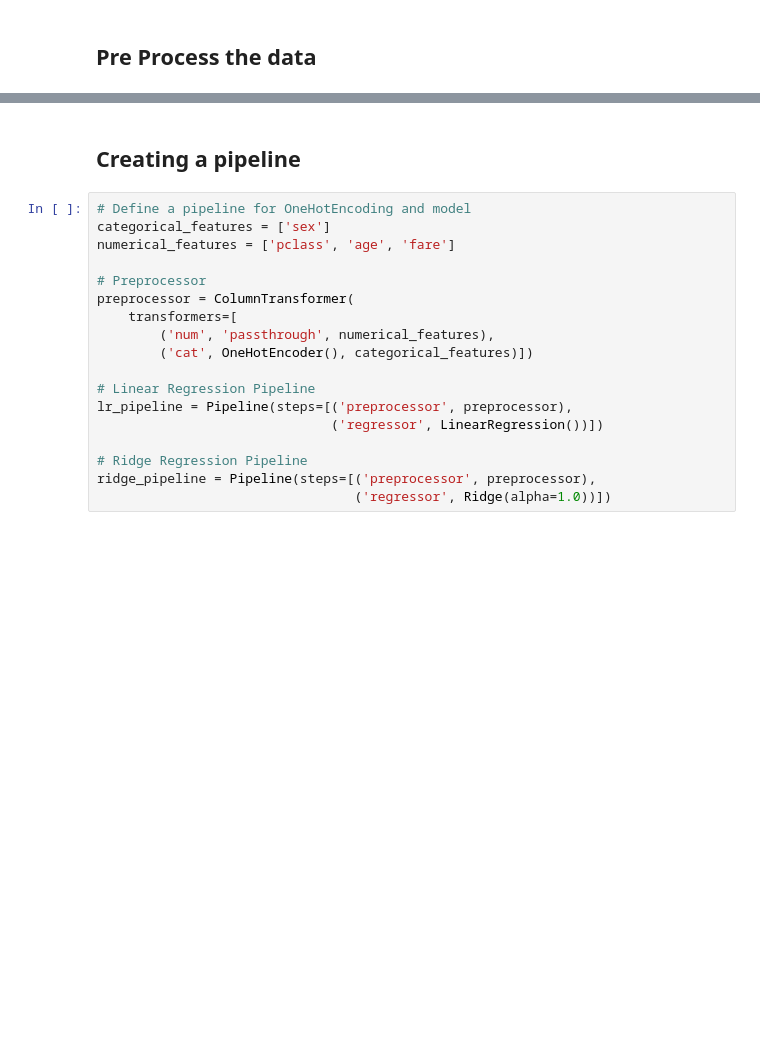
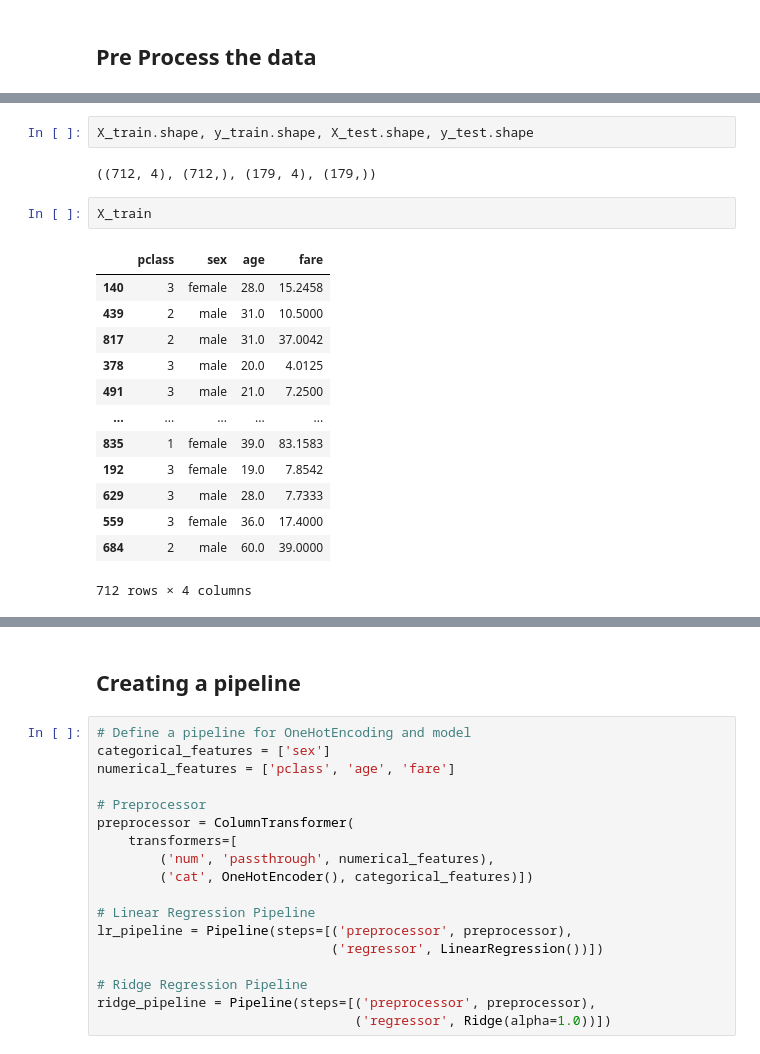
Before and after one commit to AltafHussain533/six_month_course, a Jupyter notebook: 07_machine_learning/10b_ridge_regression (1).ipynb, the cells around one changed output, grey strips where cells are left out. Saved outputs shown, nothing was run; the diff lists cells and outputs as text; blank space fills up the shorter version.

```diff
--- a/07_machine_learning/10b_ridge_regression (1).ipynb
+++ b/07_machine_learning/10b_ridge_regression (1).ipynb
@@ -91,0 +167,20 @@ See the documentation for a more detailed explanation: https://pandas.pydata.org
+# %%
+X_train.shape, y_train.shape, X_test.shape, y_test.shape
+# %% [output]
+((712, 4), (712,), (179, 4), (179,))
+# %%
+X_train
+# %% [output]
+|  | pclass | sex | age | fare |
+| 140 | 3 | female | 28.0 | 15.2458 |
+| 439 | 2 | male | 31.0 | 10.5000 |
+| 817 | 2 | male | 31.0 | 37.0042 |
+| 378 | 3 | male | 20.0 | 4.0125 |
+| 491 | 3 | male | 21.0 | 7.2500 |
+| ... | ... | ... | ... | ... |
+| 835 | 1 | female | 39.0 | 83.1583 |
+| 192 | 3 | female | 19.0 | 7.8542 |
+| 629 | 3 | male | 28.0 | 7.7333 |
+| 559 | 3 | female | 36.0 | 17.4000 |
+| 684 | 2 | male | 60.0 | 39.0000 |
+712 rows × 4 columns
```
Also changed, not shown: parts of 13 cells of this notebook, 1 other file.
